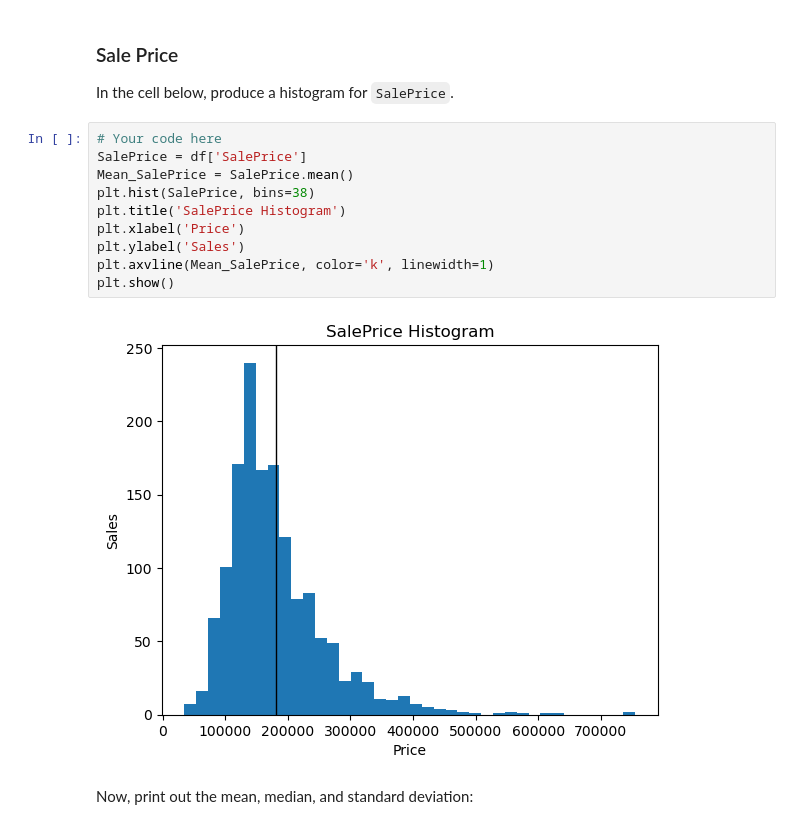
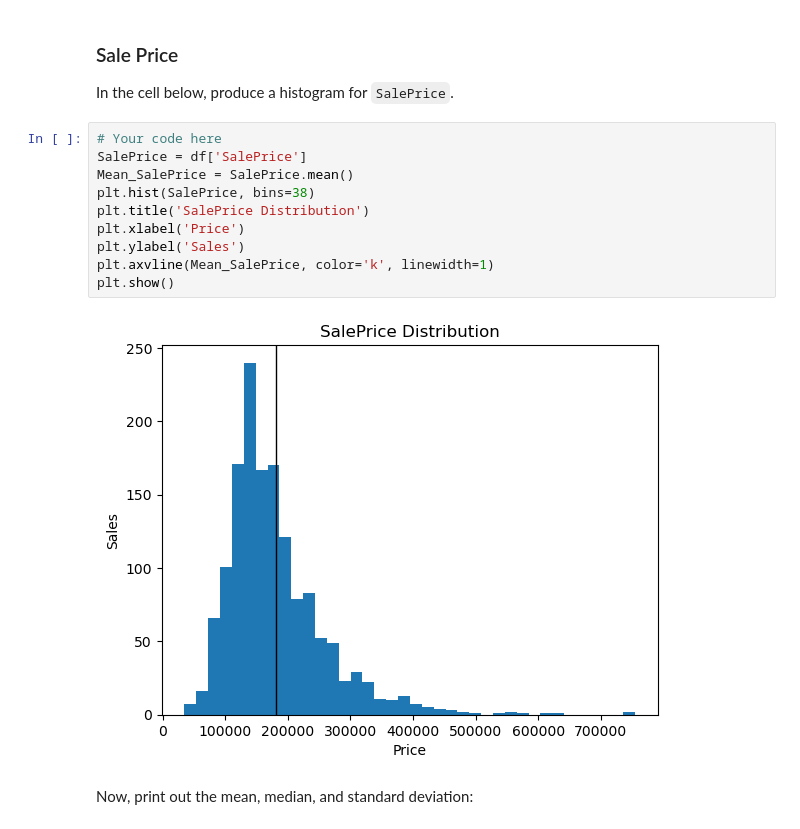
Before and after one commit to jennifernjeri/dsc-pandas-eda-lab, a Jupyter notebook: index.ipynb, the cells around one changed output. Saved outputs shown, nothing was run; the diff lists cells and outputs as text.

```diff
--- a/index.ipynb
+++ b/index.ipynb
@@ -183,15 +183,15 @@ In the cell below, produce a histogram for `SalePrice`.
 # %%
 # Your code here
 SalePrice = df['SalePrice']
 Mean_SalePrice = SalePrice.mean()
 plt.hist(SalePrice, bins=38)
-plt.title('SalePrice Histogram')
+plt.title('SalePrice Distribution')
 plt.xlabel('Price')
 plt.ylabel('Sales')
 plt.axvline(Mean_SalePrice, color='k', linewidth=1)
 plt.show()
 # %% [output]
-[figure, old version]
+[figure, new version]
 # %% [markdown]
 Now, print out the mean, median, and standard deviation:
 # %%
```
Also changed, not shown: parts of 26 cells of this notebook.
